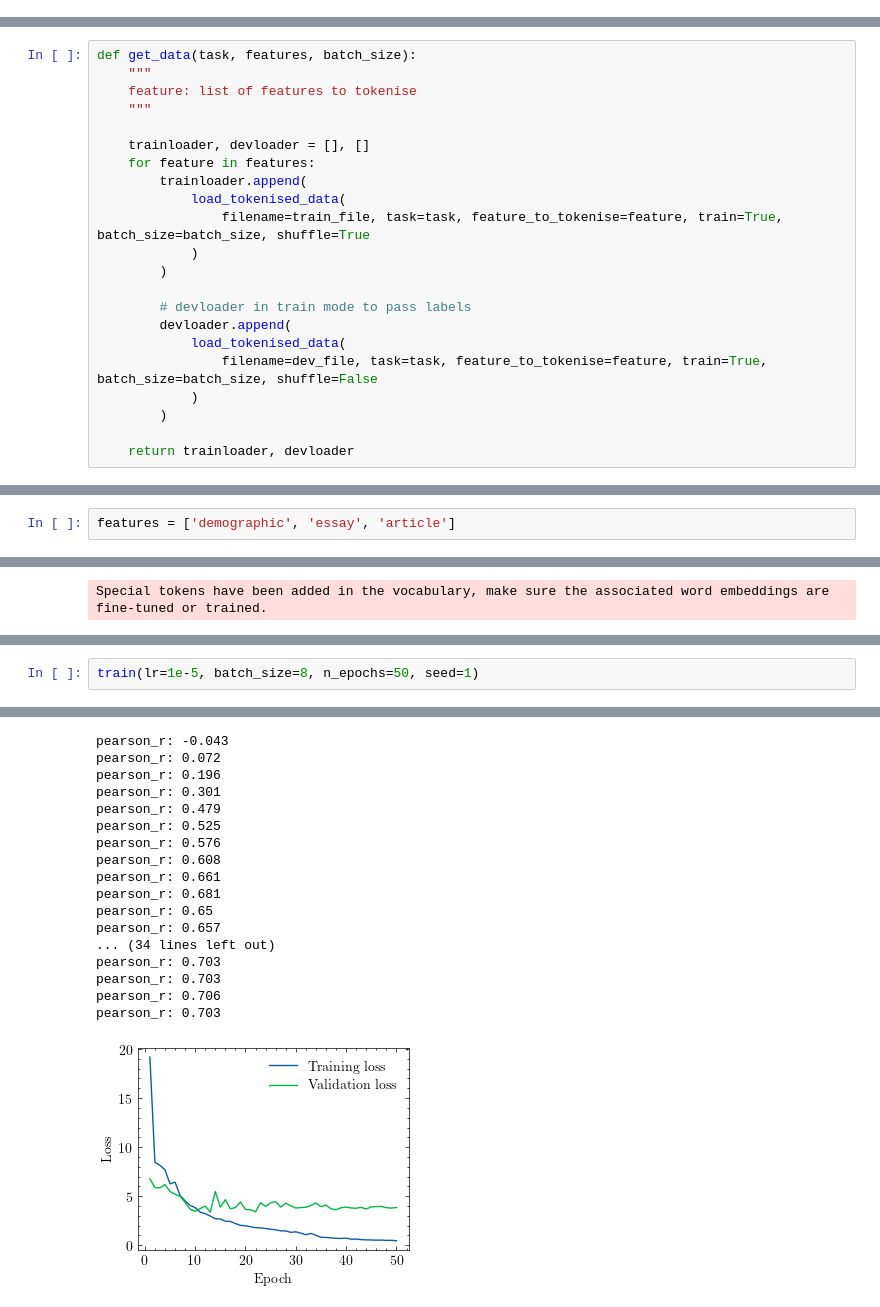
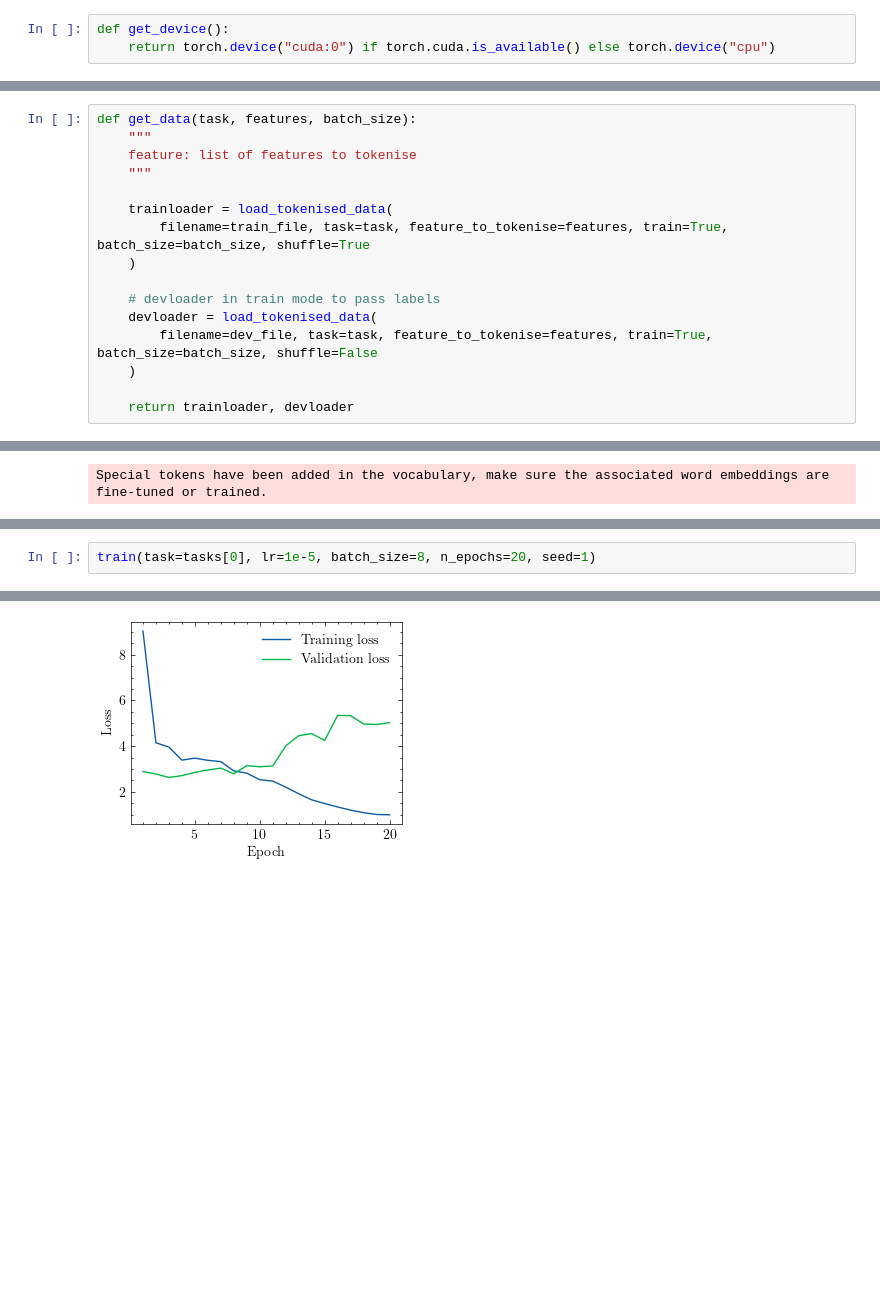
Before and after one commit to hasan-rakibul/LLM-GEm, a Jupyter notebook: main.ipynb, the cells around one changed output, grey strips where cells are left out. Saved outputs shown, nothing was run; the diff lists cells and outputs as text; blank space fills up the shorter version.

```diff
--- a/main.ipynb
+++ b/main.ipynb
@@ -45,3 +21,6 @@ def get_device():
+# %%
+def get_device():
+    return torch.device("cuda:0") if torch.cuda.is_available() else torch.device("cpu")
 # %%
 tasks = ['empathy', 'distress']
 
@@ -94,20 +36,14 @@ def get_data(task, features, batch_size):
     feature: list of features to tokenise
     """
 
-    trainloader, devloader = [], []
-    for feature in features:
-        trainloader.append(
-            load_tokenised_data(
-                filename=train_file, task=task, feature_to_tokenise=feature, train=True, batch_size=batch_size, shuffle=True
-            )
-        )
+    trainloader = load_tokenised_data(
+        filename=train_file, task=task, feature_to_tokenise=features, train=True, batch_size=batch_size, shuffle=True
+    )
 
-        # devloader in train mode to pass labels
-        devloader.append(
-            load_tokenised_data(
-                filename=dev_file, task=task, feature_to_tokenise=feature, train=True, batch_size=batch_size, shuffle=False
-            )
-        )
+    # devloader in train mode to pass labels
+    devloader = load_tokenised_data(
+        filename=dev_file, task=task, feature_to_tokenise=features, train=True, batch_size=batch_size, shuffle=False
+    )
 
     return trainloader, devloader
 # %%
@@ -130,2 +59,0 @@ def get_test_data(task, features, batch_size, mode):
-# %%
-features = ['demographic', 'essay', 'article']
@@ -1091,3 +377,3 @@ def train(lr=1e-5, batch_size=8, n_epochs=3, seed=1):
 # %%
-train(lr=1e-5, batch_size=8, n_epochs=50, seed=1)
+train(task=tasks[0], lr=1e-5, batch_size=8, n_epochs=20, seed=1)
 # %% [output]
@@ -1098,18 +405 @@ Freezed layers: -1
-pearson_r: -0.043
-pearson_r: 0.072
-pearson_r: 0.196
-pearson_r: 0.301
-pearson_r: 0.479
-pearson_r: 0.525
-pearson_r: 0.576
-pearson_r: 0.608
-pearson_r: 0.661
-pearson_r: 0.681
-pearson_r: 0.65
-pearson_r: 0.657
-... (34 lines left out)
-pearson_r: 0.703
-pearson_r: 0.703
-pearson_r: 0.706
-pearson_r: 0.703
-[figure, old version]
+[figure, new version]
```
Also changed, not shown: parts of 65 cells of this notebook, 4 other files.
